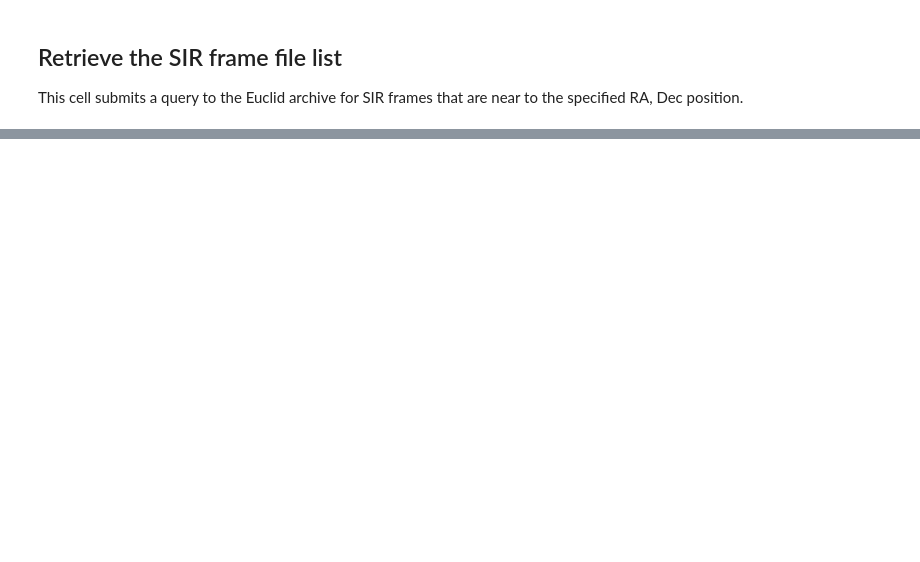
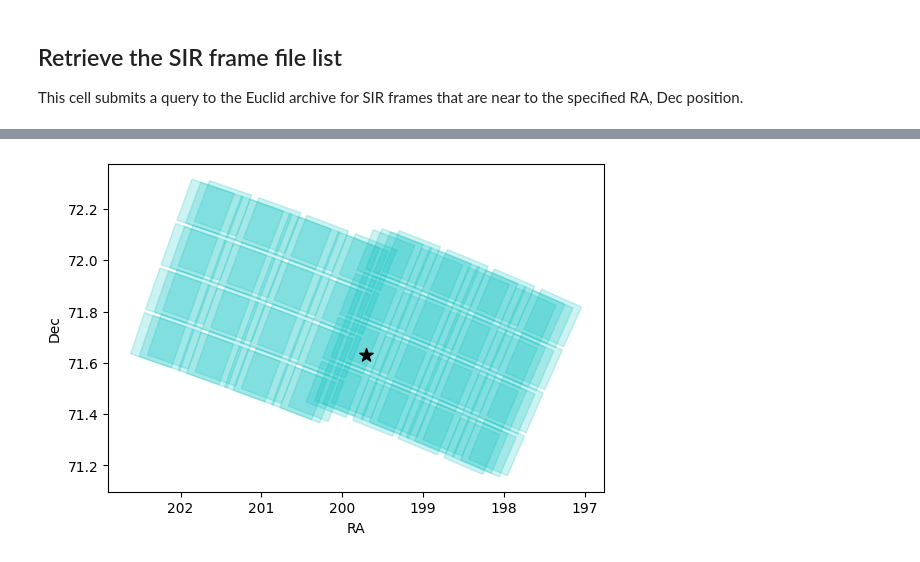
Before and after one commit to elsa-euclid/gelsa-notebooks, a Jupyter notebook: GELSA_1d_spectra_decontamination.ipynb, the cells around one changed output, grey strips where cells are left out. Saved outputs shown, nothing was run; the diff lists cells and outputs as text; code cells hidden in the pictures; blank space fills up the shorter version.

```diff
--- a/GELSA_1d_spectra_decontamination.ipynb
+++ b/GELSA_1d_spectra_decontamination.ipynb
@@ -137,0 +195,14 @@ Found this many SIR frames: 6
+# %%
+ax = plt.subplot(111, aspect=1./np.cos(np.radians(dec)))
+xx = np.array([0, 2040, 2040, 0, 0])
+yy = np.array([0, 0, 2040, 2040, 0])
+for frame in frame_list:        # loop over frames
+    for det in range(16):       # loop over detectors
+        ra_, dec_ = frame.pixel_to_radec(xx, yy, det, wavelength=12200)
+        ax.fill(ra_, dec_, alpha=0.2, c='c')
+ax.scatter(ra, dec, marker="*", s=100, c='k')
+ax.invert_xaxis()
+ax.set_xlabel("RA")
+_ = ax.set_ylabel("Dec")
+# %% [output]
+[figure, added]
```
Also changed, not shown: parts of 21 cells of this notebook, 1 other file.
